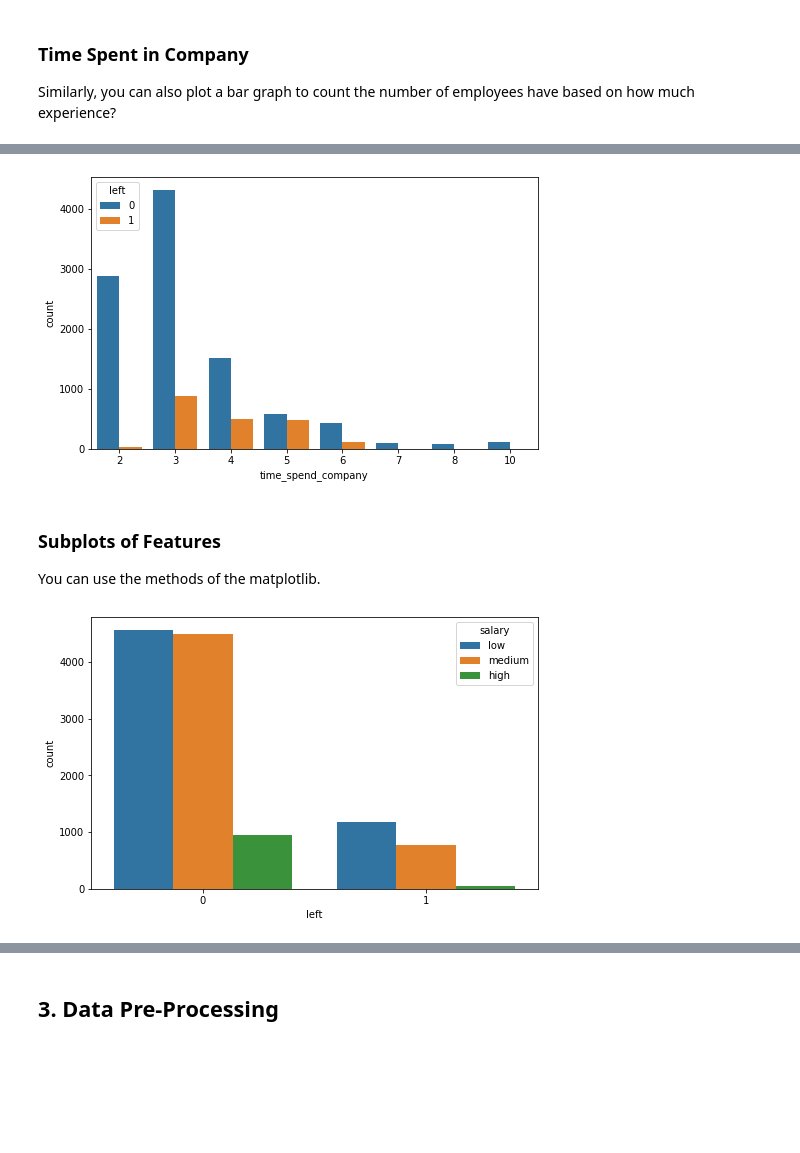
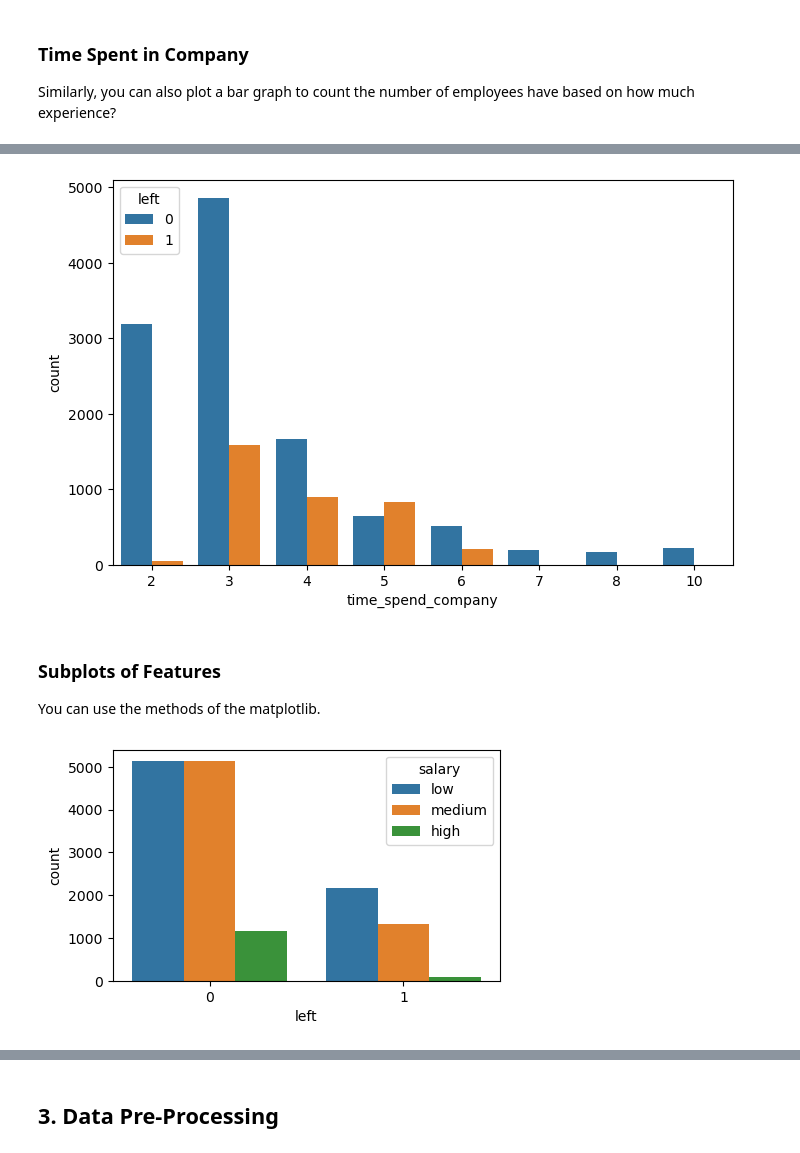
Before and after one commit to SSamiKocaaga/Data-Science, a Jupyter notebook: Projects/10_Churn Prediction_Streamlit_Capstone/Churn Prediction.ipynb, the cells around one changed output, grey strips where cells are left out. Saved outputs shown, nothing was run; the diff lists cells and outputs as text; code cells hidden in the pictures; blank space fills up the shorter version.

```diff
--- a/Projects/10_Churn Prediction_Streamlit_Capstone/Churn Prediction.ipynb
+++ b/Projects/10_Churn Prediction_Streamlit_Capstone/Churn Prediction.ipynb
@@ -97,7 +97,7 @@ warnings.filterwarnings('ignore')
 
 Let's first load the required HR dataset using pandas's "read_csv" function.
 # %%
-df = pd.read_csv("/content/HR_Dataset.csv")
+df = pd.read_csv("HR_Dataset.csv")
 df.head()
 # %% [output]
 |  | satisfaction_level | last_evaluation | number_project | average_montly_hours | time_spend_company | ... |
@@ -130,4 +202,2 @@ df[df.duplicated()]
-# %%
-df=df.drop_duplicates()
 # %%
 df.shape
@@ -210,17 +404,19 @@ df.groupby("time_spend_company")["left"].count()
 # %%
 plt.figure(figsize=(8,5))
-sns.countplot(x="time_spend_company", hue="left", data=df);
+sns.countplot(x="time_spend_company", hue="left", data=df)
+plt.show()
 # %% [output]
-[figure, old version]
+[figure, new version]
 # %% [markdown]
 ### Subplots of Features
 
 You can use the methods of the matplotlib.
 # %%
-plt.figure(figsize=(8,5))
-sns.countplot(x="left", hue="salary", data=df);
+plt.figure(figsize=(5,3))
+sns.countplot(x="left", hue="salary", data=df)
+plt.show()
 # %% [output]
-[figure, old version]
+[figure, new version]
 # %%
 fig, ax = plt.subplots(nrows=4, ncols=3, figsize=(16,16))
 plt.subplot(4,3,1)
```
Also changed, not shown: parts of 89 cells of this notebook, 4 other files.
